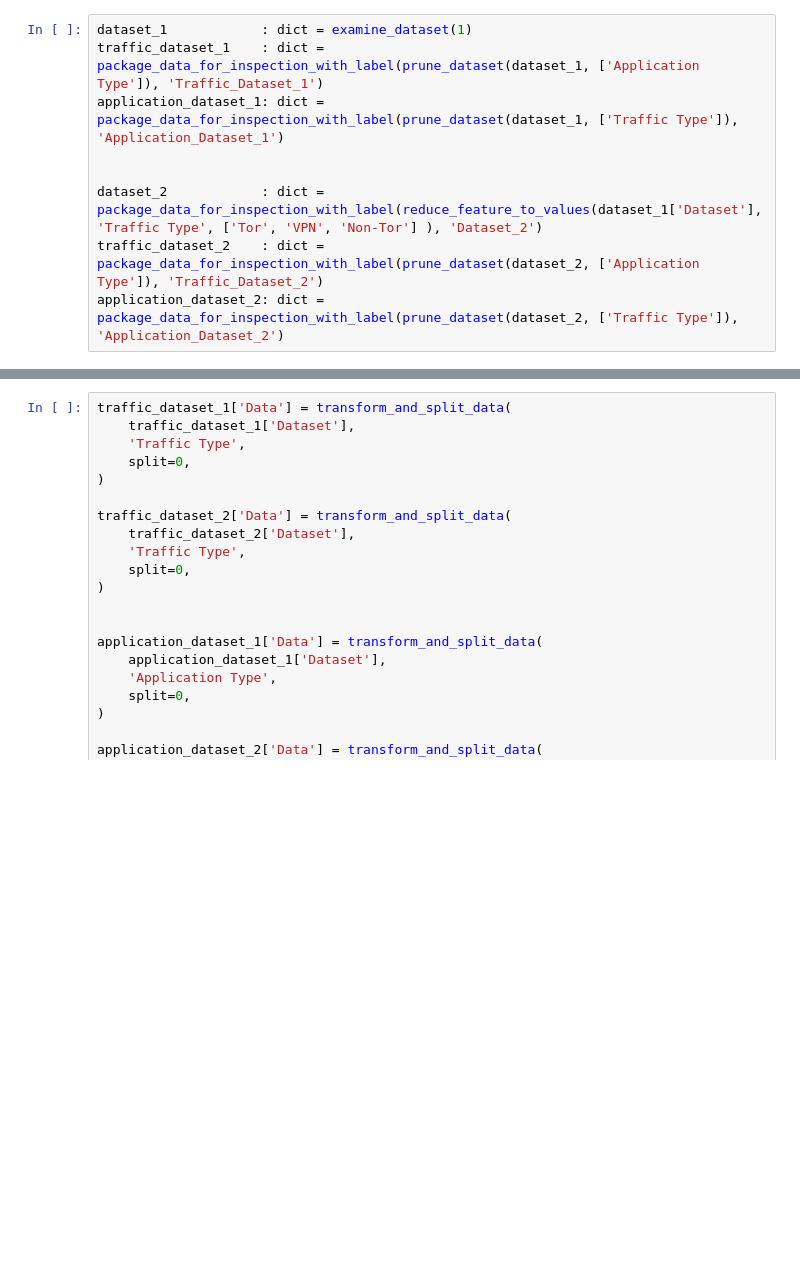
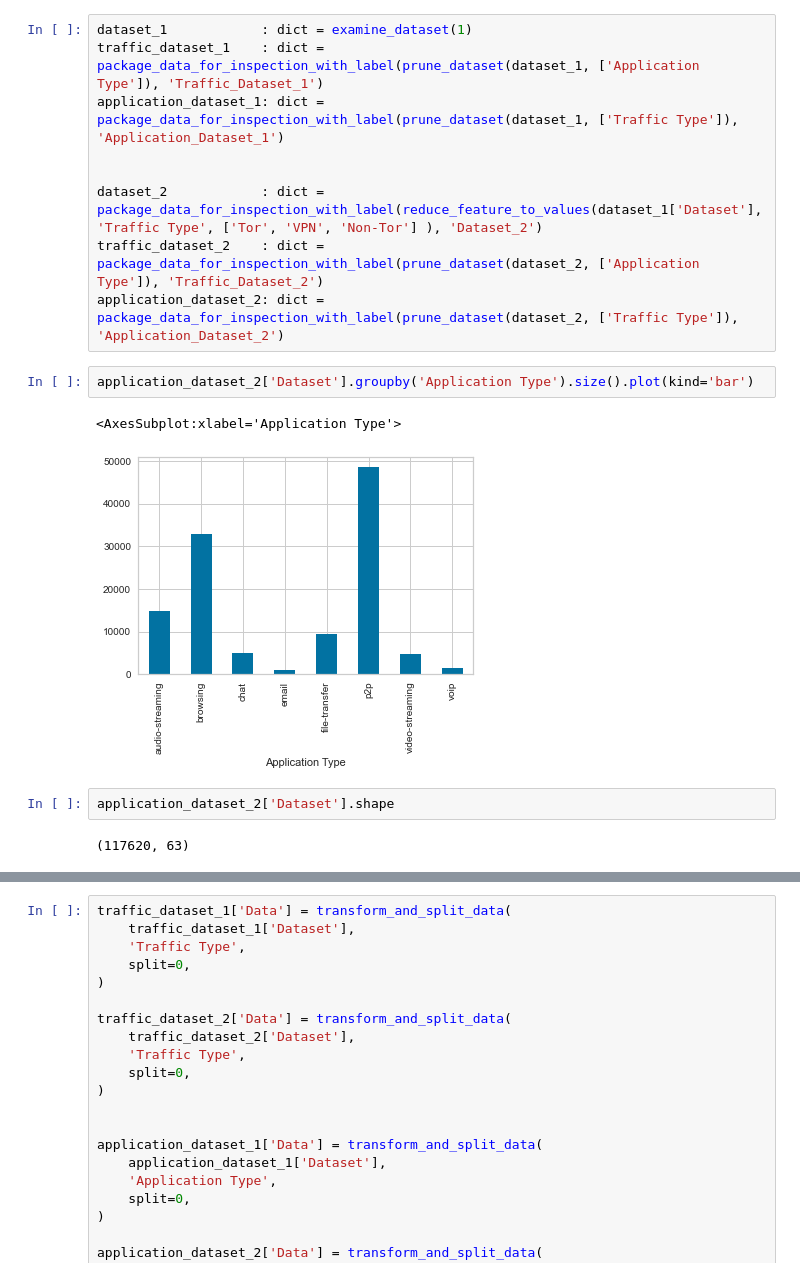
Before and after one commit to Karson-Fye/CMUDarknet, a Jupyter notebook: Data/Cross_validation_prototype copy.ipynb, the cells around one changed output, grey strips where cells are left out. Drawn from its saved outputs; the diff is of its cells as text; blank space fills up the shorter version.

```diff
--- a/Data/Cross_validation_prototype copy.ipynb
+++ b/Data/Cross_validation_prototype copy.ipynb
@@ -3196,3 +3237,12 @@ application_dataset_1: dict = package_data_for_inspection_with_label(prune_datas
 dataset_2            : dict = package_data_for_inspection_with_label(reduce_feature_to_values(dataset_1['Dataset'], 'Traffic Type', ['Tor', 'VPN', 'Non-Tor'] ), 'Dataset_2')
 traffic_dataset_2    : dict = package_data_for_inspection_with_label(prune_dataset(dataset_2, ['Application Type']), 'Traffic_Dataset_2')
 application_dataset_2: dict = package_data_for_inspection_with_label(prune_dataset(dataset_2, ['Traffic Type']), 'Application_Dataset_2')
+# %%
+application_dataset_2['Dataset'].groupby('Application Type').size().plot(kind='bar')
+# %% [output]
+<AxesSubplot:xlabel='Application Type'>
+[figure, added]
+# %%
+application_dataset_2['Dataset'].shape
+# %% [output]
+(117620, 63)
```
Also changed, not shown: parts of 4 cells of this notebook, 4 other files.
